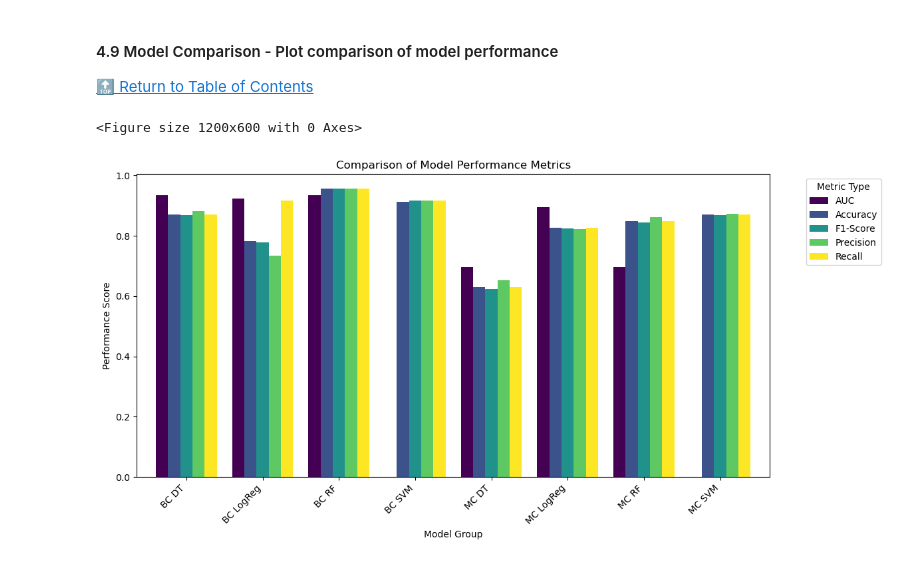
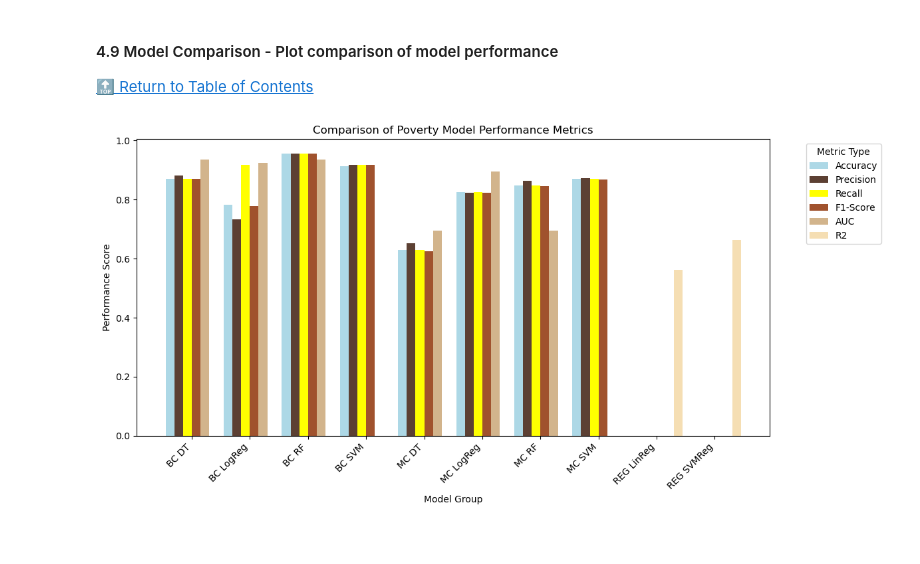
Before and after one commit to te-ex153/Projects, a Jupyter notebook: Country23_Machine_Learning_Poverty.ipynb, the cells around one changed output. Cells and saved outputs as stored; diff of their text form; code cells hidden in the pictures.

```diff
--- a/Country23_Machine_Learning_Poverty.ipynb
+++ b/Country23_Machine_Learning_Poverty.ipynb
@@ -281,6 +281,8 @@ grid_search_poly = GridSearchCV(
 # Fit to the training data
 grid_search_poly.fit(X_train, y_train)
 
+r2_lr = grid_search_poly.best_score_
+
 # Print best parameters and best score
 print("Best Polynomial Degree:", grid_search_poly.best_params_['poly__degree'])
 print("Best R² Score:", grid_search_poly.best_score_)
@@ -318,6 +320,8 @@ grid_search_svr = GridSearchCV(
 # Fit to the training data
 grid_search_svr.fit(X_train, y_train)
 
+r2_svm = grid_search_svr.best_score_
+
 # Print best parameters and best score
 print("Best Kernel:", grid_search_svr.best_params_['svr__kernel'])
 print("Best C:", grid_search_svr.best_params_['svr__C'])
@@ -1128,6 +1145,12 @@ plt.show()
 [🔝 Return to Table of Contents](#Table-of-Contents)
 # %%
 model_performance_dict = {
+    # Polynomial Regression
+    'REG LinReg R2': r2_lr,
+
+    # Support Vector Machine Regressor
+    'REG SVMReg R2': r2_svm,
+
     # Multi-Class Logistic Regression
     'MC LogReg Accuracy': accuracy_lr3,
     'MC LogReg Precision': precision_lr3,
@@ -1231,22 +1254,64 @@ print(Model_performance_df)
 #### 4.9 Model Comparison - Plot comparison of model performance
 [🔝 Return to Table of Contents](#Table-of-Contents)
 # %%
-# Pivot data
+'''# Pivot data
 df_pivot = Model_performance_df.pivot(index='Model_Group', columns='Metric_Type', values='Score')
 
 # Plot
 plt.figure(figsize=(12, 6))
 df_pivot.plot(kind='bar', figsize=(12, 6), width=0.8, colormap='viridis')
 
 # Formatting
 plt.xlabel("Model Group")
 plt.ylabel("Performance Score")
 plt.title("Comparison of Model Performance Metrics")
 plt.xticks(rotation=45, ha='right')  # Rotate x-axis labels for readability
 plt.legend(title="Metric Type", bbox_to_anchor=(1.05, 1), loc='upper left')  # Place legend outside
 
 plt.tight_layout()
+plt.show()'''
+
+
+brown_to_beige = [
+    '#ADD8E6',  # light blue
+    '#5C4033',  # dark mocha
+    '#FFFF00',  # yellow
+    '#A0522D',  # sienna
+    '#D2B48C',  # tan
+    '#F5DEB3'   # wheat (soft beige)
+]
+
+# Pivot DataFrame
+df_pivot = Model_performance_df.pivot(index='Model_Group', columns='Metric_Type', values='Score')
+
+# Reorder columns by importance
+preferred_order = ['Accuracy', 'Precision', 'Recall', 'F1-Score', 'AUC', 'R2']
+df_pivot = df_pivot[preferred_order]
+
+# Plotting
+fig, ax = plt.subplots(figsize=(12, 6))
+
+x = np.arange(len(df_pivot))  # Number of groups
+width = 0.15  # Width of each bar
+
+for i, col in enumerate(df_pivot.columns):
+    ax.bar(
+        x + i * width,
+        df_pivot[col],
+        width=width,
+        label=col,
+        color=brown_to_beige[i % len(brown_to_beige)]
+    )
+
+# Formatting
+ax.set_xticks(x + width * (len(df_pivot.columns) - 1) / 2)
+ax.set_xticklabels(df_pivot.index, rotation=45, ha='right')
+ax.set_xlabel("Model Group")
+ax.set_ylabel("Performance Score")
+ax.set_title("Comparison of Poverty Model Performance Metrics")
+ax.legend(title="Metric Type", bbox_to_anchor=(1.05, 1), loc='upper left')
+
+plt.tight_layout()
 plt.show()
 # %% [output]
-<Figure size 1200x600 with 0 Axes>
-[figure, old version]
+[figure, new version]
```
Also changed, not shown: parts of 8 cells of this notebook, 5 other files.
